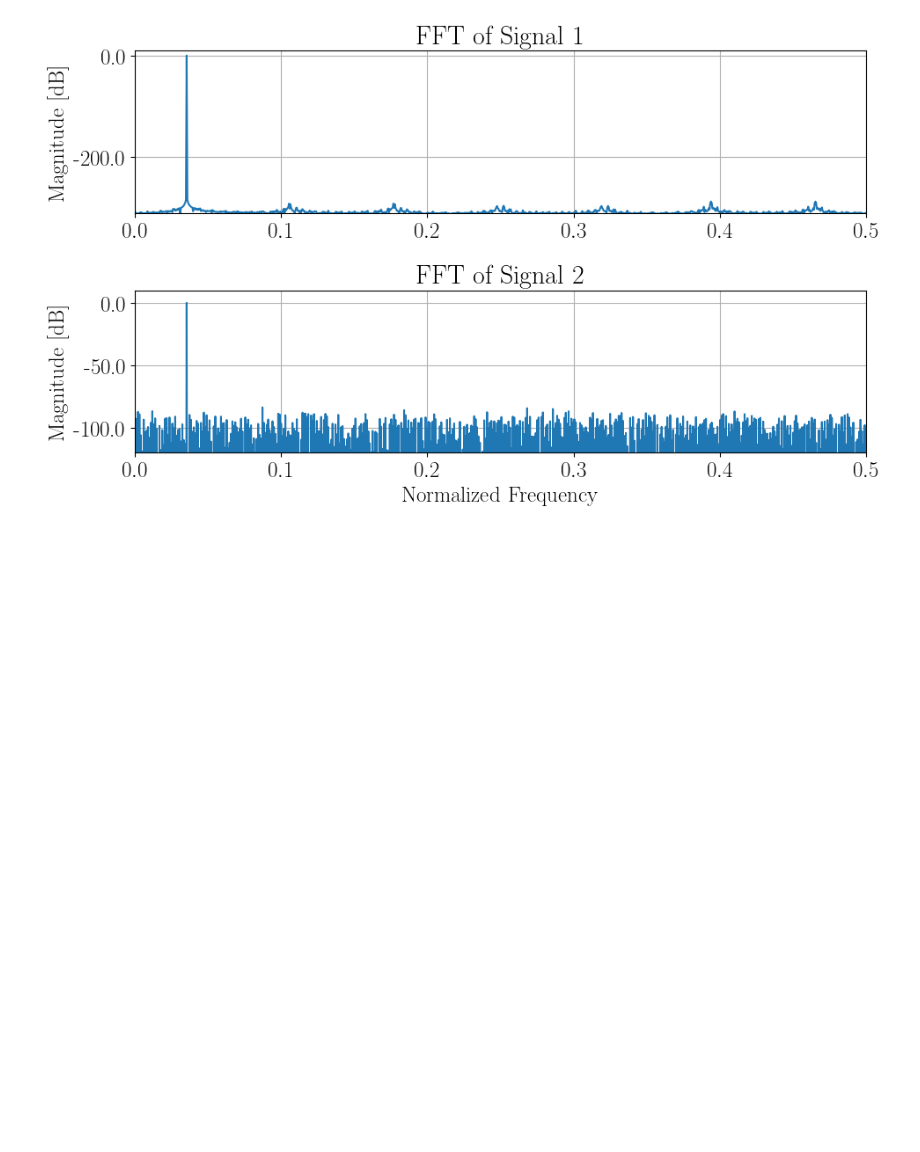
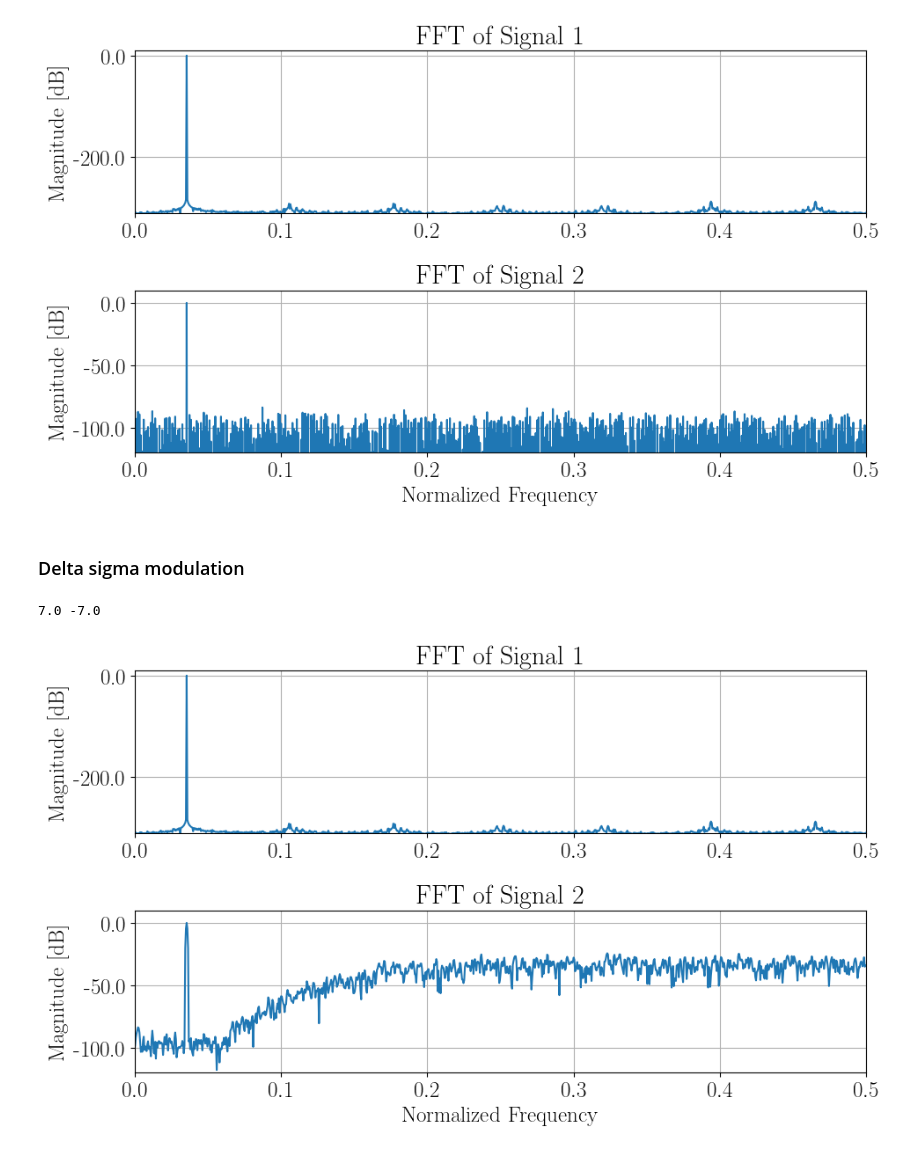
Before and after one commit to urosminoski/All-Digital-RF-Transmitter-in-FPGA-master-, a Jupyter notebook: sim/v1.4/python/jupyter/initStage.ipynb, the cells around one changed output. Drawn from its saved outputs; the diff is of its cells as text; code cells hidden in the pictures; blank space fills up the shorter version.

```diff
--- a/sim/v1.4/python/jupyter/initStage.ipynb
+++ b/sim/v1.4/python/jupyter/initStage.ipynb
@@ -32,3 +32,18 @@ funcs.plot_fft_dB(x, xfxp_, ylim1=(-310, 10), ylim2=(-120, 10))
 # %% [output]
 <class 'numpy.ndarray'>
 [figure]
+# %% [markdown]
+### Delta sigma modulation
+# %%
+yfxp = funcs.deltaSigma(xfxp, n_word=4, n_frac=0)
+
+print(np.max(yfxp), np.min(yfxp))
+
+w = signal.blackman(len(yfxp), False)
+yfxp *= w
+# %% [output]
+7.0 -7.0
+# %%
+funcs.plot_fft_dB(x, yfxp, ylim1=(-310, 10), ylim2=(-120, 10))
+# %% [output]
+[figure, added]
```
Also changed, not shown: 10 other files.
